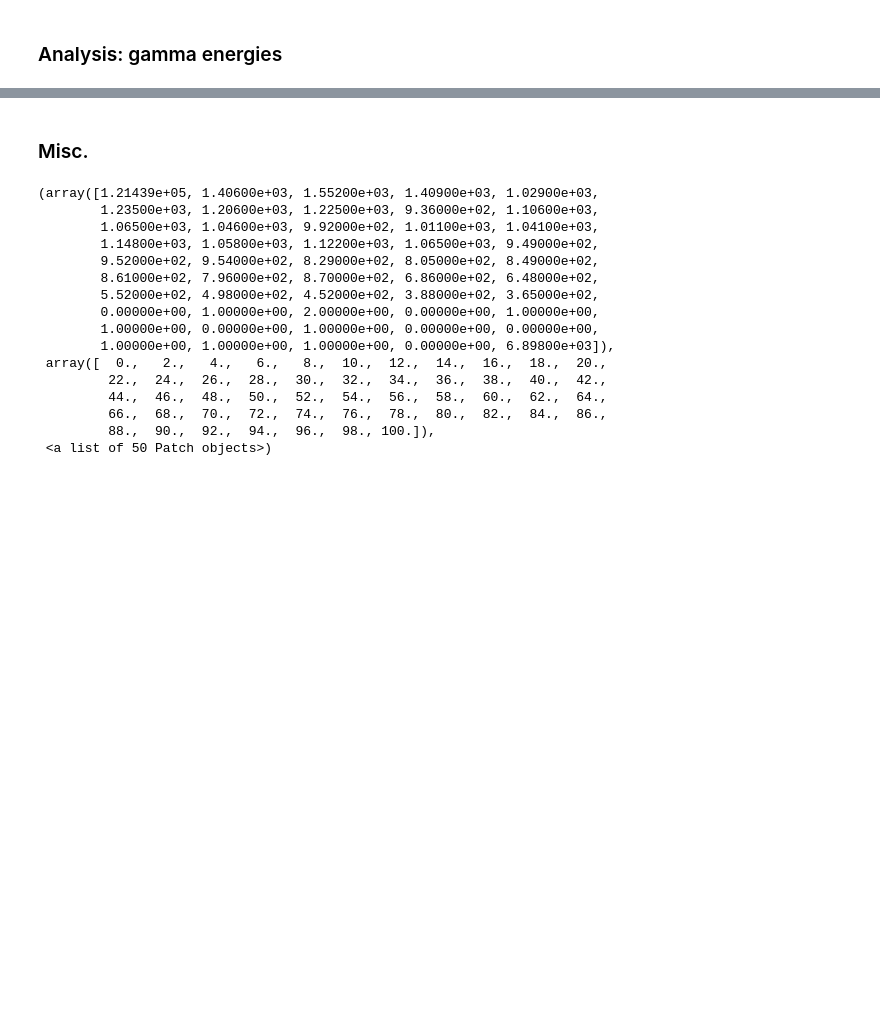
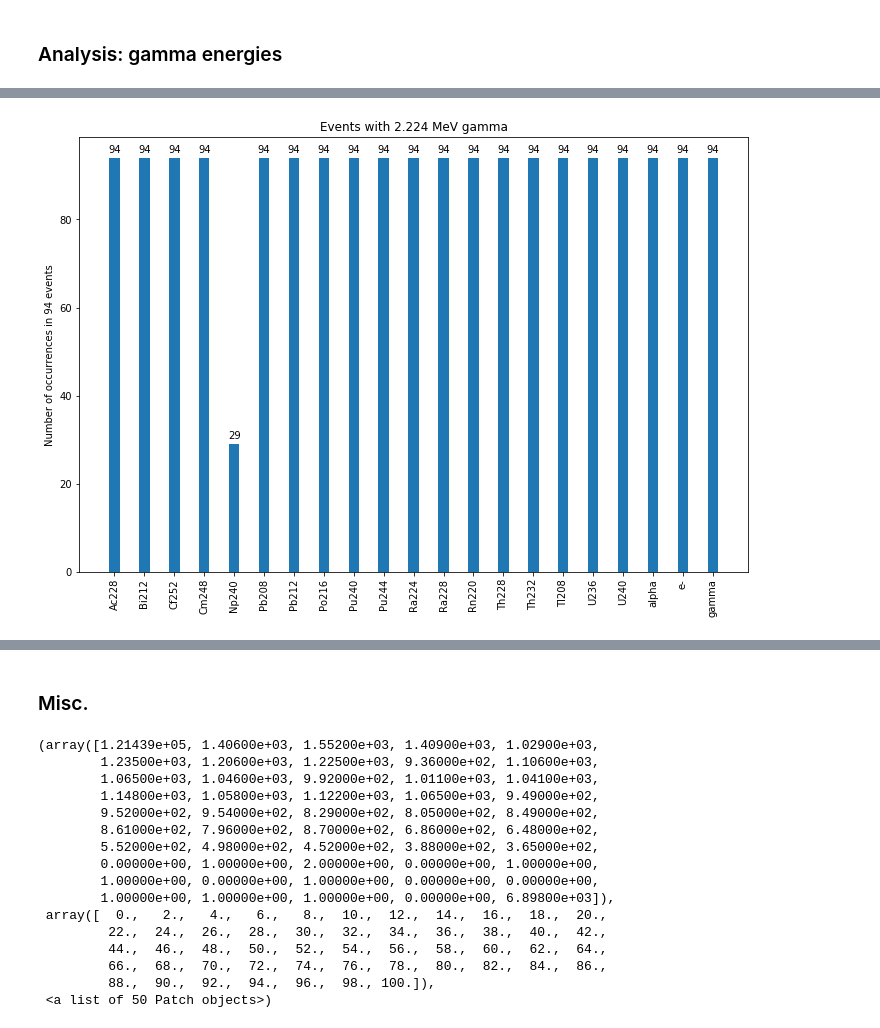
Before and after one commit to jerenner/hkscripts, a Jupyter notebook: nicf_source/notebooks/nicf_geant4_analysis.ipynb, the cells around one changed output, grey strips where cells are left out. Drawn from its saved outputs; the diff is of its cells as text; code cells hidden in the pictures; blank space fills up the shorter version.

```diff
--- a/nicf_source/notebooks/nicf_geant4_analysis.ipynb
+++ b/nicf_source/notebooks/nicf_geant4_analysis.ipynb
@@ -91,0 +174,13 @@ Text(0, 0.5, 'Counts/bin')
+# %%
+egamma_low, egamma_high = 2.614, 2.615
+#egamma_low, egamma_high = 2.22425, 2.22450
+df_gamma_cuts = df_gammas_world[(df_gammas_world.Kf > egamma_low) & (df_gammas_world.Kf < egamma_high)]
+evts = df_gamma_cuts.event.values
+
+dparticles = {}
+for evt in evts:
+    unique_particles = np.unique(df[df.event == evt].particleName.values)
+    for particle in unique_particles:
+        if(len(particle) < 6):
+            dparticles.setdefault(particle,0)
+            dparticles[particle] += 1
@@ -91,0 +204,27 @@ Text(0, 0.5, 'Counts/bin')
+# %%
+x = np.arange(len(dparticles.keys()))  # the label locations
+width = 0.35  # the width of the bars
+
+fig, ax = plt.subplots()
+fig.set_figheight(8.0)
+fig.set_figwidth(12.0)
+rects1 = ax.bar(x, dparticles.values(), width)
+ax.set_ylabel('Number of occurrences in {} events'.format(len(evts)))
+ax.set_xticks(x)
+ax.set_xticklabels(dparticles.keys(),rotation='vertical')
+plt.title("Events with 2.224 MeV gamma")
+
+def autolabel(rects):
+    """Attach a text label above each bar in *rects*, displaying its height."""
+    for rect in rects:
+        height = rect.get_height()
+        ax.annotate('{}'.format(height),
+                    xy=(rect.get_x() + rect.get_width() / 2, height),
+                    xytext=(0, 3),  # 3 points vertical offset
+                    textcoords="offset points",
+                    ha='center', va='bottom')
+
+
+autolabel(rects1)
+# %% [output]
+[figure, added]
```
Also changed, not shown: parts of 13 cells of this notebook.
